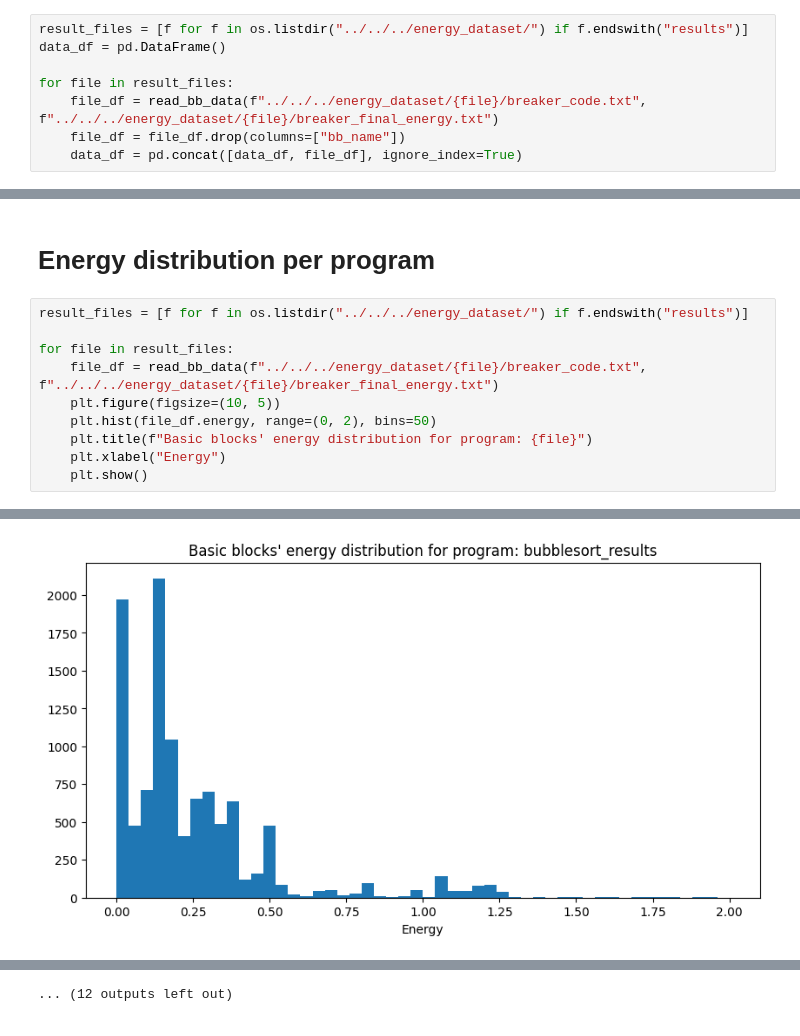
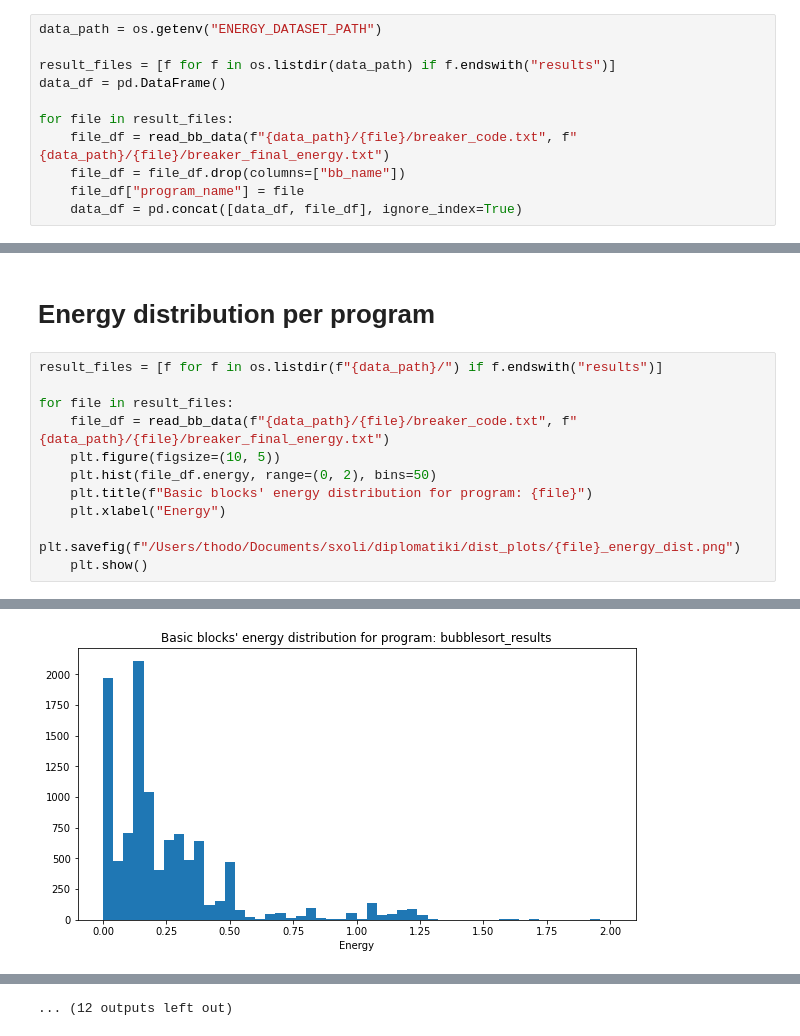
Before and after one commit to Thodorissio/basic-block-energy-prediction, a Jupyter notebook: playground/data_exploration.ipynb, the cells around one changed output, grey strips where cells are left out. Drawn from its saved outputs; the diff is of its cells as text.

```diff
--- a/playground/data_exploration.ipynb
+++ b/playground/data_exploration.ipynb
@@ -14,12 +15,15 @@ from utils import read_bb_data
 # %% [markdown]
 # Parsing files
 # %%
-result_files = [f for f in os.listdir("../../../energy_dataset/") if f.endswith("results")]
+data_path = os.getenv("ENERGY_DATASET_PATH")
+
+result_files = [f for f in os.listdir(data_path) if f.endswith("results")]
 data_df = pd.DataFrame()
 
 for file in result_files:
-    file_df = read_bb_data(f"../../../energy_dataset/{file}/breaker_code.txt", f"../../../energy_dataset/{file}/breaker_final_energy.txt")
+    file_df = read_bb_data(f"{data_path}/{file}/breaker_code.txt", f"{data_path}/{file}/breaker_final_energy.txt")
     file_df = file_df.drop(columns=["bb_name"])
+    file_df["program_name"] = file
     data_df = pd.concat([data_df, file_df], ignore_index=True)
 # %%
 print(f"Number of basic blocks: {len(data_df)}")
@@ -148,17 +165,18 @@ Number of basic blocks that appear multiple times: 65.1%
 # %% [markdown]
 # Energy distribution per program
 # %%
-result_files = [f for f in os.listdir("../../../energy_dataset/") if f.endswith("results")]
+result_files = [f for f in os.listdir(f"{data_path}/") if f.endswith("results")]
 
 for file in result_files:
-    file_df = read_bb_data(f"../../../energy_dataset/{file}/breaker_code.txt", f"../../../energy_dataset/{file}/breaker_final_energy.txt")
+    file_df = read_bb_data(f"{data_path}/{file}/breaker_code.txt", f"{data_path}/{file}/breaker_final_energy.txt")
     plt.figure(figsize=(10, 5))
     plt.hist(file_df.energy, range=(0, 2), bins=50)
     plt.title(f"Basic blocks' energy distribution for program: {file}")
     plt.xlabel("Energy")
+    plt.savefig(f"/Users/thodo/Documents/sxoli/diplomatiki/dist_plots/{file}_energy_dist.png")
     plt.show()
 # %% [output]
 [figure]
 [figure]
-[figure, old version]
+[figure, new version]
 [figure]
```
Also changed, not shown: parts of 8 cells of this notebook, 7 other files.
